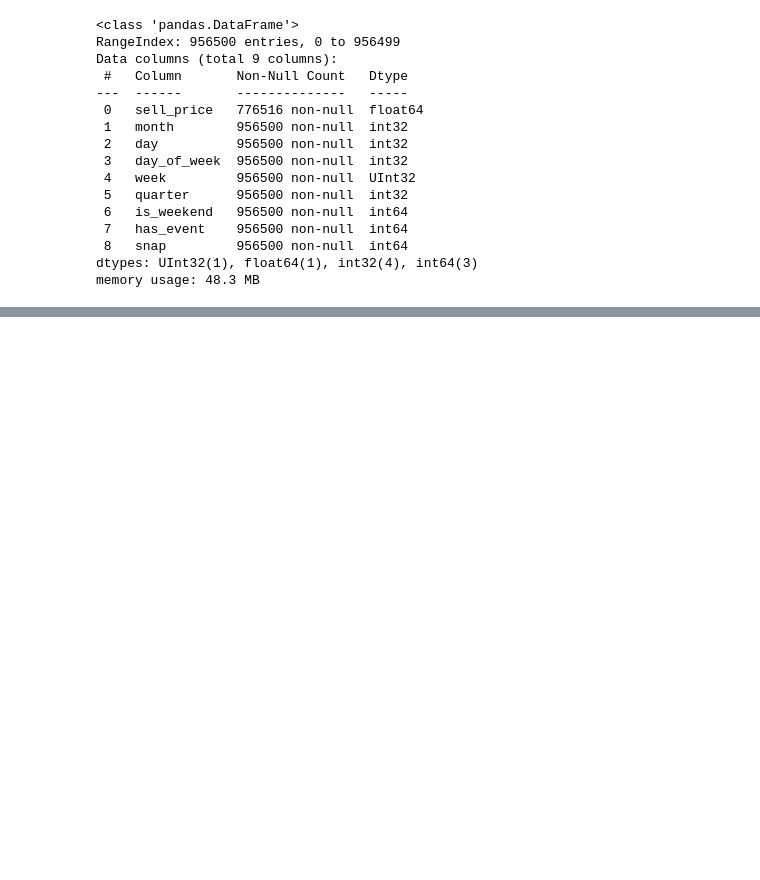
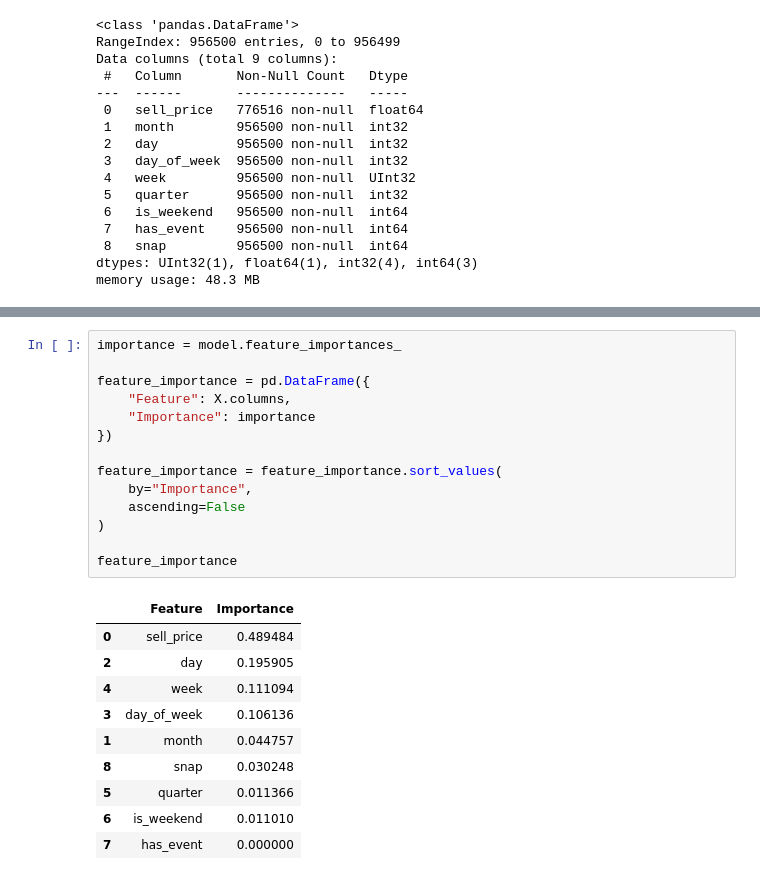
Before and after one commit to chintharevathireddy-blip/Retail-Demand-Forecasting, a Jupyter notebook: notebooks/01_Data_Understanding.ipynb, the cells around one changed output, grey strips where cells are left out. Drawn from its saved outputs; the diff is of its cells as text; blank space fills up the shorter version.

```diff
--- a/notebooks/01_Data_Understanding.ipynb
+++ b/notebooks/01_Data_Understanding.ipynb
@@ -918,0 +997,25 @@ memory usage: 48.3 MB
+# %%
+importance = model.feature_importances_
+
+feature_importance = pd.DataFrame({
+    "Feature": X.columns,
+    "Importance": importance
+})
+
+feature_importance = feature_importance.sort_values(
+    by="Importance",
+    ascending=False
+)
+
+feature_importance
+# %% [output]
+|  | Feature | Importance |
+| 0 | sell_price | 0.489484 |
+| 2 | day | 0.195905 |
+| 4 | week | 0.111094 |
+| 3 | day_of_week | 0.106136 |
+| 1 | month | 0.044757 |
+| 8 | snap | 0.030248 |
+| 5 | quarter | 0.011366 |
+| 6 | is_weekend | 0.011010 |
+| 7 | has_event | 0.000000 |
```
Also changed, not shown: parts of 9 cells of this notebook.
